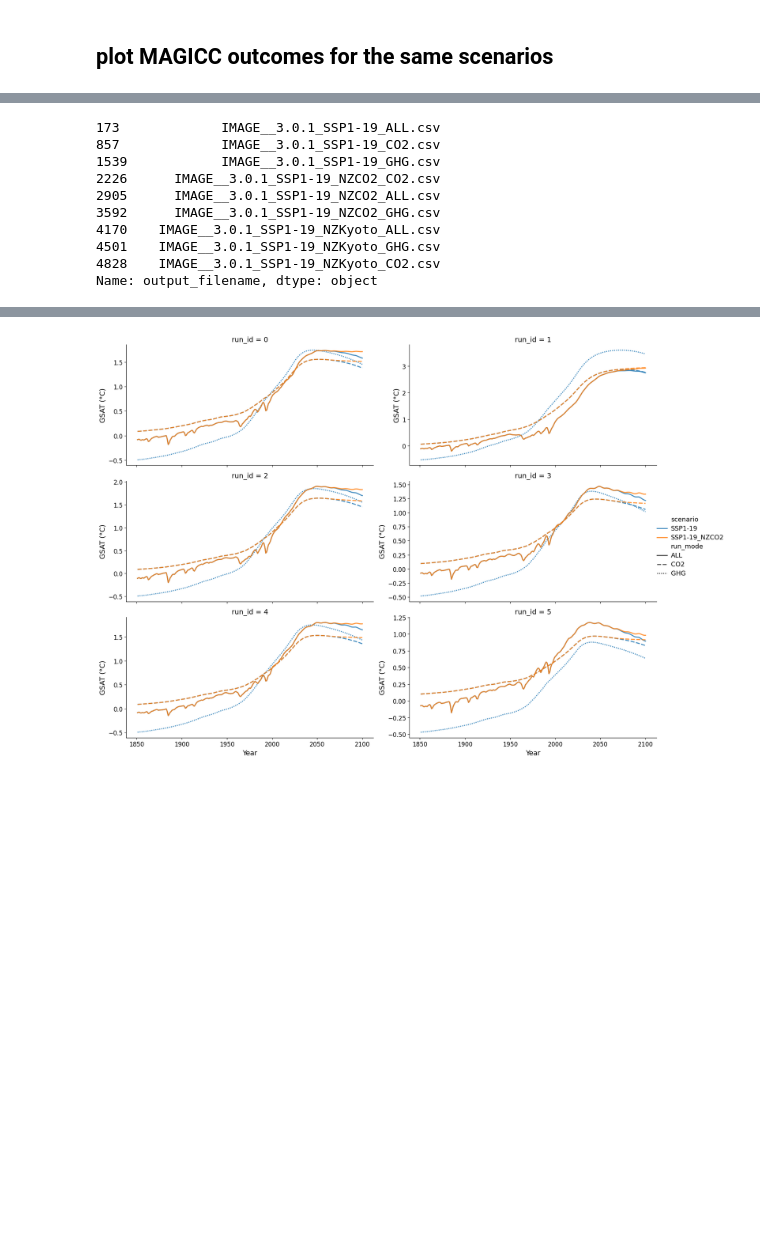
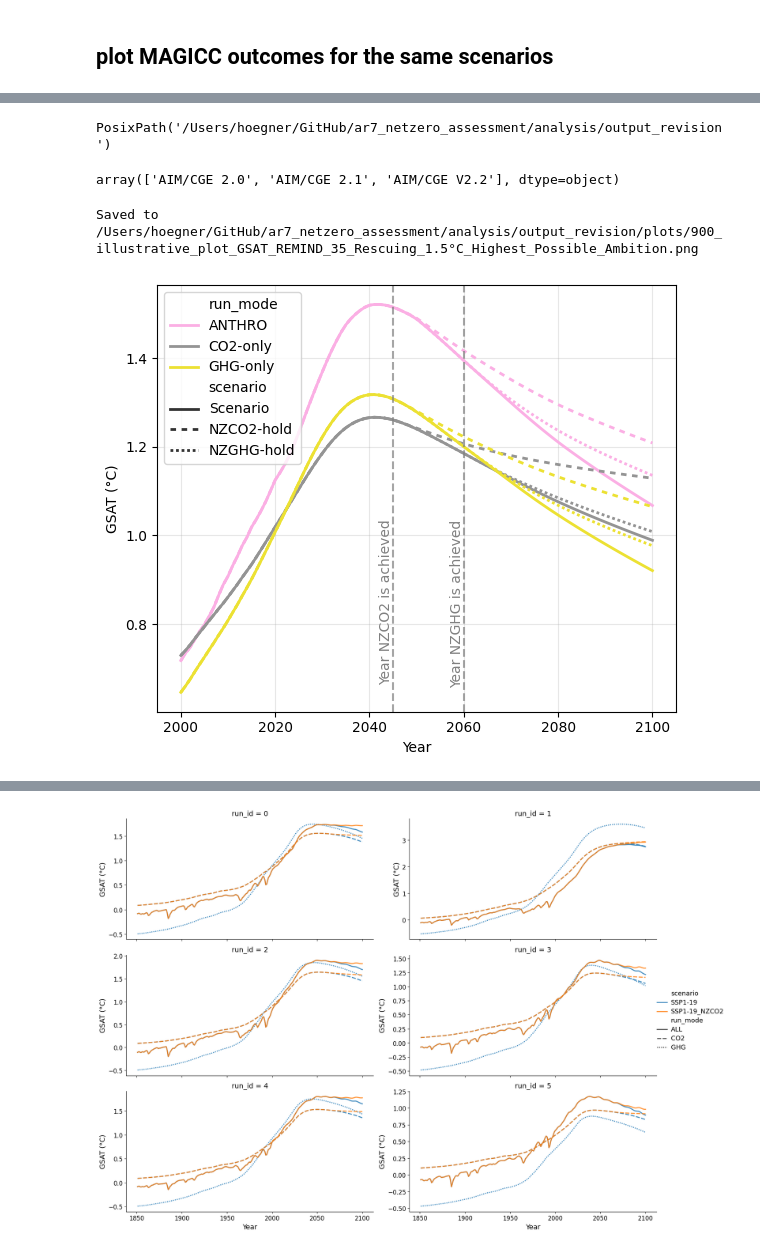
Before and after one commit to gaurav-ganti/netzero_assessment, a Jupyter notebook: analysis/900_illustrative_plot.ipynb, the cells around one changed output, grey strips where cells are left out. Drawn from its saved outputs; the diff is of its cells as text; code cells hidden in the pictures; blank space fills up the shorter version.

```diff
--- a/analysis/900_illustrative_plot.ipynb
+++ b/analysis/900_illustrative_plot.ipynb
@@ -171,24 +207,28 @@ print(f"Total reference scenarios (MAGICC_FLAG=ANTHROPOGENIC): {len(all_scenario
+# %%
+OUTPUT_FOLDER
+# %% [output]
+PosixPath('/Users/hoegner/GitHub/ar7_netzero_assessment/analysis/output_revision')
 # %%
 filenames = manifest[(manifest["model"]==ILLUSTRATIVE_SCENARIO[0]) & (manifest["scenario"].str.startswith(ILLUSTRATIVE_SCENARIO[1]))]["output_filename"]
 # %%
-filenames
+manifest["model"].unique()
 # %% [output]
-173             IMAGE__3.0.1_SSP1-19_ALL.csv
-857             IMAGE__3.0.1_SSP1-19_CO2.csv
-1539            IMAGE__3.0.1_SSP1-19_GHG.csv
-2226      IMAGE__3.0.1_SSP1-19_NZCO2_CO2.csv
-2905      IMAGE__3.0.1_SSP1-19_NZCO2_ALL.csv
-3592      IMAGE__3.0.1_SSP1-19_NZCO2_GHG.csv
-4170    IMAGE__3.0.1_SSP1-19_NZKyoto_ALL.csv
-4501    IMAGE__3.0.1_SSP1-19_NZKyoto_GHG.csv
-4828    IMAGE__3.0.1_SSP1-19_NZKyoto_CO2.csv
-Name: output_filename, dtype: object
+array(['AIM/CGE 2.0', 'AIM/CGE 2.1', 'AIM/CGE V2.2'], dtype=object)
 # %%
 from pathlib import Path
 import pandas as pd
 import seaborn as sns
 import matplotlib.pyplot as plt
 
+filenames = ["REMIND__3.5_Rescuing-1.5°C-Highest-Possible-Ambition_ANTHROPOGENIC.csv",
+             "REMIND__3.5_Rescuing-1.5°C-Highest-Possible-Ambition_CO2.csv",
+             "REMIND__3.5_Rescuing-1.5°C-Highest-Possible-Ambition_GHG.csv",
+             "REMIND__3.5_Rescuing-1.5°C-Highest-Possible-Ambition_NZCO2_ANTHROPOGENIC.csv",
+             "REMIND__3.5_Rescuing-1.5°C-Highest-Possible-Ambition_NZCO2_CO2.csv",
+             "REMIND__3.5_Rescuing-1.5°C-Highest-Possible-Ambition_NZCO2_GHG.csv",
+            "REMIND__3.5_Rescuing-1.5°C-Highest-Possible-Ambition_NZKyoto_ANTHROPOGENIC.csv",
+             "REMIND__3.5_Rescuing-1.5°C-Highest-Possible-Ambition_NZKyoto_CO2.csv",
+             "REMIND__3.5_Rescuing-1.5°C-Highest-Possible-Ambition_NZKyoto_GHG.csv"]
 
 df = pd.concat(
     [
@@ -211,10 +251,9 @@ df_long = df_sample.reset_index().melt(
 
 df_long["year"] = df_long["year"].astype(int)
 # %%
-to_plot_subset = df_long[df_long["scenario"]!='SSP1-19_NZKyoto']
+to_plot_subset = df_long
 to_plot = to_plot_subset[
-   # (to_plot_subset["scenario"] != "SSP1-19_NZCO2") |
-    (to_plot_subset["run_mode"].isin(["ANTHROPOGENIC", "CO2"]))
+    (to_plot_subset["run_mode"].isin(["ANTHROPOGENIC", "GHG", "CO2"]))
 ]
 to_plot2 = to_plot_subset[
     (to_plot_subset["scenario"] != "SSP1-19_NZCO2") &
@@ -225,42 +264,73 @@ to_plot3 = to_plot_subset[
     (to_plot_subset["run_mode"].isin(["GHG", "CO2"]))
 ]
 # %%
-plt.figure(figsize=(6, 4))
+plt.figure(figsize=(6, 5))
 
 to_plot_filtered = to_plot[to_plot["year"]>1999]
 to_plot_filtered = to_plot_filtered[to_plot_filtered["run_id"]==62]
 
+# Corrected style_dict for seaborn (just the dash patterns, no offset)
 style_dict = {
-    "ANTHROPOGENIC": (1, 0),      # solid
-    "GHG": (5, 2),      # dashed
-    "CO2": (1, 2),      # dotted
+    "Rescuing-1.5°C-Highest-Possible-Ambition": (),           # solid
+    "Rescuing-1.5°C-Highest-Possible-Ambition_NZCO2": (2, 2), # dashed "--"
+    "Rescuing-1.5°C-Highest-Possible-Ambition_NZKyoto": (1, 1), # dotted ":"
 }
 
 sns.lineplot(
     data=to_plot_filtered,
     x="year",
     y="value",
     units="run_id",
     estimator=None,
-    hue="scenario",
-    style="run_mode",
+    hue="run_mode",  # Swapped: now colors
+    style="scenario",  # Swapped: now styles
     dashes=style_dict,
     legend=True,
     linewidth=2,
+    palette=sns.color_palette("colorblind")[6:],
     alpha=1
 )
-plt.legend(loc="upper left")
+
+# Rename legend entries for scenarios
+ax = plt.gca()
+handles, labels = ax.get_legend_handles_labels()
+
+label_mapping = {
+    "Rescuing-1.5°C-Highest-Possible-Ambition": "Scenario",
+    "Rescuing-1.5°C-Highest-Possible-Ambition_NZCO2": "NZCO2-hold",
+    "Rescuing-1.5°C-Highest-Possible-Ambition_NZKyoto": "NZGHG-hold",
+    "ANTHROPOGENIC": "ANTHRO",
+    "GHG": "GHG-only",
+    "CO2": "CO2-only"
+}
+
+new_labels = [label_mapping.get(label, label) for label in labels]
+
+ax.legend(handles, new_labels, loc="upper left")
+ax.text(year_netzero_co2, 0.45, "Year NZCO2 is achieved",
+        transform=ax.get_xaxis_transform(),
+        ha="right", va="top", rotation=90, color="grey")
+
+ax.text(year_netzero_kyoto, 0.45, "Year NZGHG is achieved",
+        transform=ax.get_xaxis_transform(),
+        ha="right", va="top", rotation=90, color="grey")
+
 plt.ylabel("GSAT (°C)")
 plt.xlabel("Year")
-plt.ylim(0.55,1.5)
 plt.grid(alpha=.3)
 
+plt.axvline(year_netzero_co2, color="grey", linestyle="--", alpha=0.7)
+plt.axvline(year_netzero_kyoto, color="grey", linestyle="--", alpha=0.7)
+
 plt.tight_layout()
-output_filename = OUTPUT_FOLDER / f"900_illustrative_plot_GSAT_{model.replace(' ', '_').replace('.', '')}_{scenario.replace('-', '_')}.png"
+output_filename = OUTPUT_FOLDER / "plots" / f"900_illustrative_plot_GSAT_{model.replace(' ', '_').replace('.', '')}_{scenario.replace('-', '_')}.png"
 plt.savefig(output_filename, dpi=150, bbox_inches="tight")
 print(f"Saved to {output_filename}")
 
 plt.show()
+# %% [output]
+Saved to /Users/hoegner/GitHub/ar7_netzero_assessment/analysis/output_revision/plots/900_illustrative_plot_GSAT_REMIND_35_Rescuing_1.5°C_Highest_Possible_Ambition.png
+[figure, added]
 # %%
 plt.figure(figsize=(6, 4))
 
```
Also changed, not shown: parts of 12 cells of this notebook.
